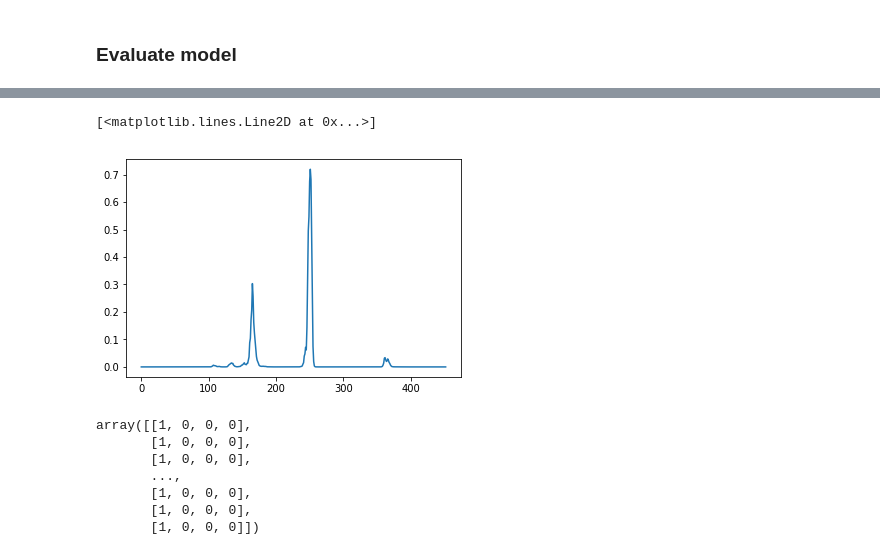
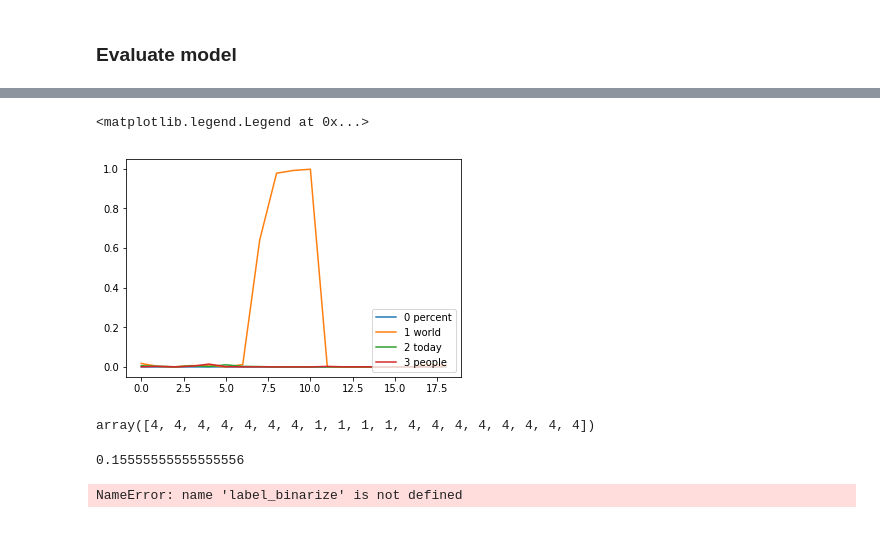
Before and after one commit to Belbaraka/kws, a Jupyter notebook: e2e_kws/e2e_kws_tedlium.ipynb, the cells around one changed output, grey strips where cells are left out. Saved outputs shown, nothing was run; the diff lists cells and outputs as text; code cells hidden in the pictures.

Commit message:
adding resnet and increasing nb of keywords

```diff
--- a/e2e_kws/e2e_kws_tedlium.ipynb
+++ b/e2e_kws/e2e_kws_tedlium.ipynb
@@ -346,7 +501,7 @@ accuracies_per_label
 # %%
-def generate_windows(signal, fs, shift=0.3):
+def generate_windows(signal, fs, window_dur=1.0, shift=0.3):
     windows = []
-    window_size = fs
+    window_size = int(window_dur * fs)
     current_index = 0
     end_sentence = False
     signal_duration = len(signal)
@@ -369,4 +524,4 @@ def compute_mfcc_frames(signal, fs, shift=0.3, num_features=40):
         frame = mfcc(window, samplerate=16000, winlen=0.030, winstep=0.01, numcep=40,
                      lowfreq=20, highfreq=4000, appendEnergy=False, nfilt=40)
         frames.append(frame)
-    return np.array(frames).reshape(-1, 98, num_features, 1)
+    return np.array(frames).reshape(-1, xdim, num_features, 1)
@@ -420,15 +547,15 @@ def create_file(path2dataset='/aimlx/Datasets/TEDLIUM_release1/'):
     #pickle.dump(file_partition, fp)
     return file_partition
 # %%
-def produce_groundTruth_labels(sentence, keyword, start_kw, end_kw, fs=16000, shift=0.1, percentage_kw=0.8):
+def produce_groundTruth_labels(sentence, keyword, start_kw, end_kw, fs=16000, window_dur=1.0, shift=0.1, percentage_kw=0.8):
     gt_labels = []
-    window_size = fs
+    window_size = int(window_dur * fs)
     current_index = 0
     end_sentence = False
     signal_duration = len(sentence)
     nb_samples_kw = int(end_kw * fs) - int(start_kw * fs)
     label_kw = keywords.index(keyword)
-    label_non_kw = len(keywords) + 1
+    label_non_kw = len(keywords)
 
     while not end_sentence:
         if current_index + window_size < signal_duration:
@@ -446,7 +573,7 @@ def produce_groundTruth_labels(sentence, keyword, start_kw, end_kw, fs=16000, sh
             current_index += int(shift * fs)
         else:
             if int(end_kw * fs) < signal_duration - window_size:
-                gt_labels.append(0)
+                gt_labels.append(label_non_kw)
             elif int(start_kw * fs) > signal_duration - window_size:
                 gt_labels.append(label_kw)
             else:
@@ -463,7 +590,7 @@ def produce_groundTruth_labels(sentence, keyword, start_kw, end_kw, fs=16000, sh
 # %%
 def extract_sentence(path2wav_file, path2dataset, file_partition, duration=5, shift=0.1, percentage_kw=1.0):
     filename = path2wav_file.split('/')[-1]
-    occurence = int(filename.split('_')[-1].split('.')[0])
+    occurence = int(filename.split('_')[-1].split('*')[0])
     filename = '_'.join(filename.split('_')[:2])
     keyword = path2wav_file.split('/')[-2]
 
@@ -510,8 +637,8 @@ for file in filenames:
 test_files_iterator = iter(test_files)
 # %%
 file_partition = create_file()
-fs, sentence, y_test = extract_sentence(path2wav_file=next(test_files_iterator), path2dataset='/aimlx/Datasets/TEDLIUM_release1/',
-                                        file_partition=file_partition, duration=5, shift=0.01, percentage_kw=1.0)
+fs, sentence, y_test = extract_sentence(path2wav_file=random.sample(test_files,k=1)[0], path2dataset='/aimlx/Datasets/TEDLIUM_release1/',
+                                        file_partition=file_partition, duration=5, shift=0.25, percentage_kw=1.0)
 
 IPython.display.Audio(sentence, rate=fs)
 # %% [output]
@@ -539,5 +650,9 @@ array([5, 5, 5, 5, 5, 5, 5, 5, 5, 5, 5, 5, 5, 5, 5, 5, 5, 5, 5, 5, 5, 5,
 # %%
-frames = compute_mfcc_frames(sentence, fs, shift=0.01, num_features=40)
+frames = compute_mfcc_frames(sentence, fs, shift=0.25, num_features=40)
 y_pred = model.predict_proba(frames, verbose=1)
-plt.plot(y_pred[:,0])
+plt.plot(y_pred[:,0], label='0 ' + keywords[0])
+plt.plot(y_pred[:,1], label='1 ' + keywords[1])
+plt.plot(y_pred[:,2], label='2 ' + keywords[2])
+plt.plot(y_pred[:,3], label='3 ' + keywords[3])
+plt.legend(loc="lower right")
 # %% [output]
@@ -545,5 +660,22 @@ plt.plot(y_pred[:,0])
-[<matplotlib.lines.Line2D at 0x...>]
+<matplotlib.legend.Legend at 0x...>
-[figure, old version]
+[figure, new version]
 # %%
-#np.argmax(y_pred, axis=1)
+np.argmax(y_pred, axis=1)
+# %% [output]
+array([4, 4, 4, 4, 4, 4, 4, 1, 1, 1, 1, 4, 4, 4, 4, 4, 4, 4, 4])
+# %%
+sum(y_test==3)/len(y_test)
+# %% [output]
+0.15555555555555556
+# %%
+# precision recall curve
+temp = label_binarize(y_test, classes=range(len(keywords) + 1))
+precision, recall, _ = precision_recall_curve(temp[:, 3],y_pred[:, 3])
+plt.plot(recall, precision, lw=2)
+plt.xlabel("recall")
+plt.ylabel("precision")
+plt.title("precision vs. recall curve")
+plt.show()
+# %% [output]
+NameError: name 'label_binarize' is not defined
 # %%
@@ -555,10 +684,0 @@ from sklearn.preprocessing import label_binarize
-# %%
-y_test
-# %% [output]
-array([[1, 0, 0, 0],
-       [1, 0, 0, 0],
-       [1, 0, 0, 0],
-       ...,
-       [1, 0, 0, 0],
-       [1, 0, 0, 0],
-       [1, 0, 0, 0]])
```
Also changed, not shown: parts of 37 cells of this notebook.
